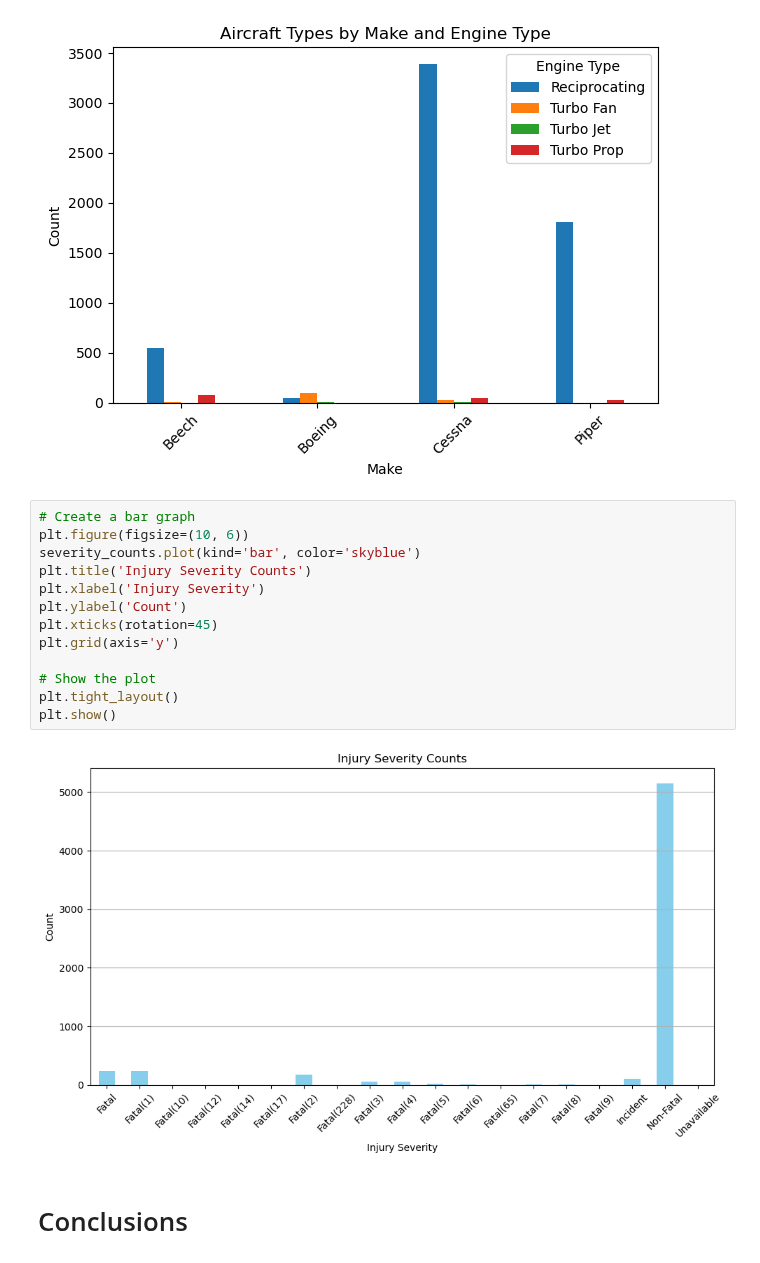
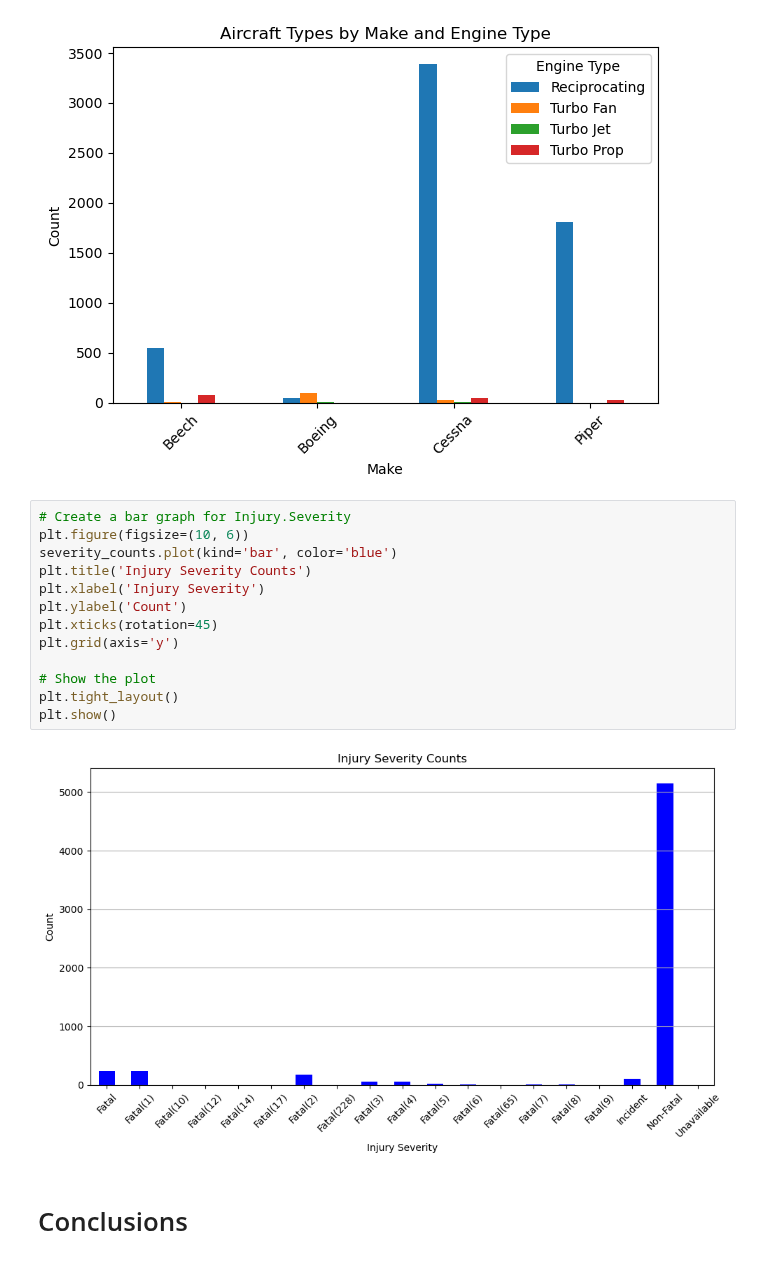
Before and after one commit to BlackXWulf/Aviation-Incidents, a Jupyter notebook: Aviation-Incidents.ipynb, the cells around one changed output. Drawn from its saved outputs; the diff is of its cells as text.

```diff
--- a/Aviation-Incidents.ipynb
+++ b/Aviation-Incidents.ipynb
@@ -391,20 +391,20 @@ plt.show()
 # %% [output]
 [figure]
 # %%
-# Create a bar graph
+# Create a bar graph for Injury.Severity
 plt.figure(figsize=(10, 6))
-severity_counts.plot(kind='bar', color='skyblue')
+severity_counts.plot(kind='bar', color='blue')
 plt.title('Injury Severity Counts')
 plt.xlabel('Injury Severity')
 plt.ylabel('Count')
 plt.xticks(rotation=45)
 plt.grid(axis='y')
 
 # Show the plot
 plt.tight_layout()
 plt.show()
 # %% [output]
-[figure, old version]
+[figure, new version]
 # %% [markdown]
 # Conclusions
 # %% [markdown]
```
